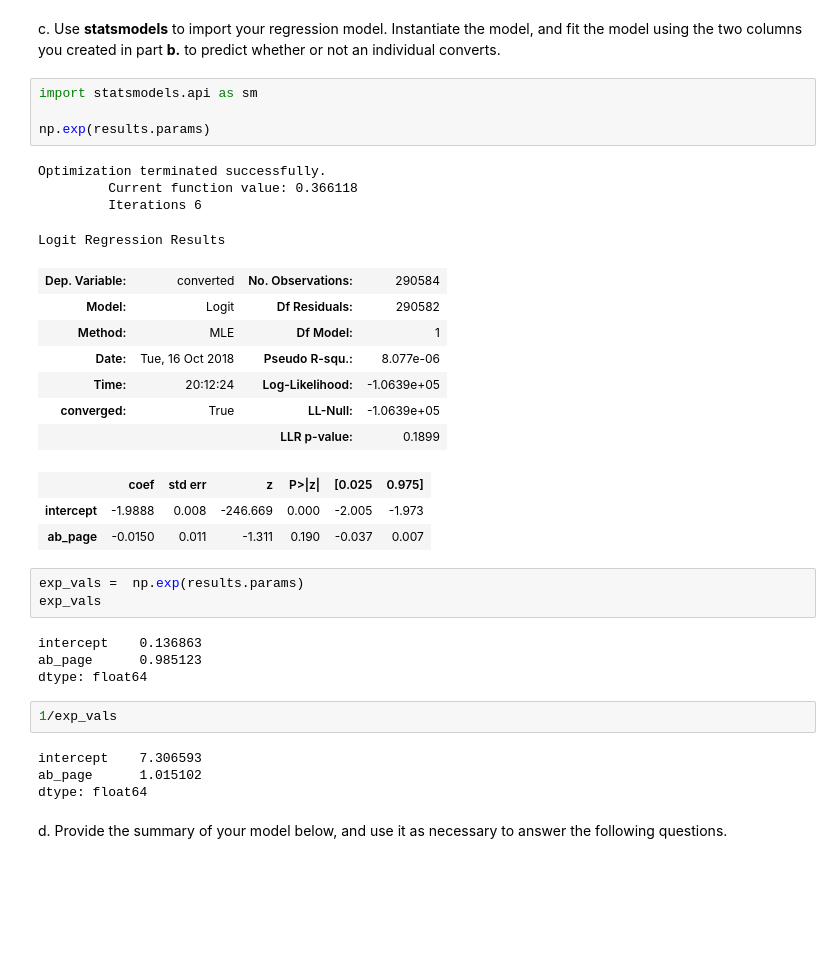
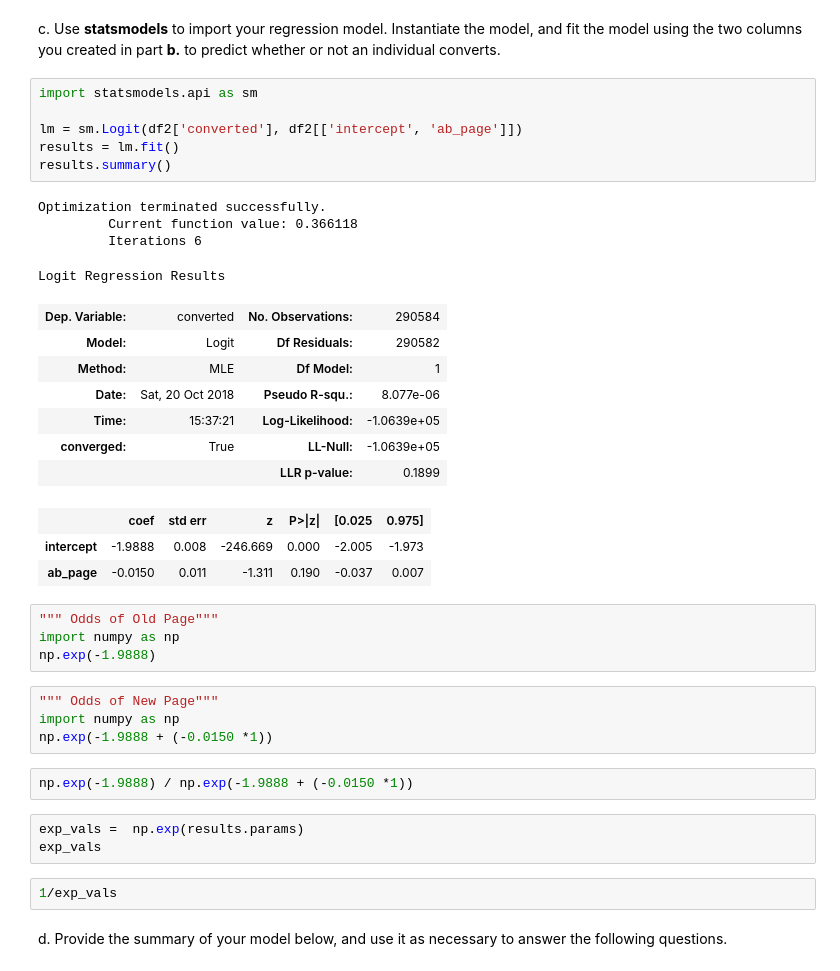
Before and after one commit to KMPrep/data_analyst_nano, a Jupyter notebook: playground/3/AnalyzeABTestResults 2/Analyze_ab_test_results_notebook.ipynb, the cells around one changed output. Drawn from its saved outputs; the diff is of its cells as text; blank space fills up the shorter version.

```diff
--- a/playground/3/AnalyzeABTestResults 2/Analyze_ab_test_results_notebook.ipynb
+++ b/playground/3/AnalyzeABTestResults 2/Analyze_ab_test_results_notebook.ipynb
@@ -384,37 +398,41 @@ df2.head()
 # %% [markdown]
 c. Use **statsmodels** to import your regression model.  Instantiate the model, and fit the model using the two columns you created in part **b.** to predict whether or not an individual converts.
-# %%
-import statsmodels.api as sm
-
-np.exp(results.params)
-# %% [output]
-Optimization terminated successfully.
-         Current function value: 0.366118
-         Iterations 6
-Logit Regression Results
-| Dep. Variable: | converted | No. Observations: | 290584 |
-| Model: | Logit | Df Residuals: | 290582 |
-| Method: | MLE | Df Model: | 1 |
-| Date: | Tue, 16 Oct 2018 | Pseudo R-squ.: | 8.077e-06 |
-| Time: | 20:12:24 | Log-Likelihood: | -1.0639e+05 |
-| converged: | True | LL-Null: | -1.0639e+05 |
-|  |  | LLR p-value: | 0.1899 |
-|  | coef | std err | z | P>|z| | [0.025 | 0.975] |
-| intercept | -1.9888 | 0.008 | -246.669 | 0.000 | -2.005 | -1.973 |
-| ab_page | -0.0150 | 0.011 | -1.311 | 0.190 | -0.037 | 0.007 |
+# %%
+import statsmodels.api as sm
+
+lm = sm.Logit(df2['converted'], df2[['intercept', 'ab_page']])
+results = lm.fit()
+results.summary()
+# %% [output]
+Optimization terminated successfully.
+         Current function value: 0.366118
+         Iterations 6
+Logit Regression Results
+| Dep. Variable: | converted | No. Observations: | 290584 |
+| Model: | Logit | Df Residuals: | 290582 |
+| Method: | MLE | Df Model: | 1 |
+| Date: | Sat, 20 Oct 2018 | Pseudo R-squ.: | 8.077e-06 |
+| Time: | 15:37:21 | Log-Likelihood: | -1.0639e+05 |
+| converged: | True | LL-Null: | -1.0639e+05 |
+|  |  | LLR p-value: | 0.1899 |
+|  | coef | std err | z | P>|z| | [0.025 | 0.975] |
+| intercept | -1.9888 | 0.008 | -246.669 | 0.000 | -2.005 | -1.973 |
+| ab_page | -0.0150 | 0.011 | -1.311 | 0.190 | -0.037 | 0.007 |
+# %%
+""" Odds of Old Page"""
+import numpy as np
+np.exp(-1.9888)
+# %%
+""" Odds of New Page"""
+import numpy as np
+np.exp(-1.9888 + (-0.0150 *1))
+# %%
+np.exp(-1.9888) / np.exp(-1.9888 + (-0.0150 *1))
 # %%
 exp_vals =  np.exp(results.params)
 exp_vals
-# %% [output]
-intercept    0.136863
-ab_page      0.985123
-dtype: float64
 # %%
 1/exp_vals
-# %% [output]
-intercept    7.306593
-ab_page      1.015102
-dtype: float64
 # %% [markdown]
 d. Provide the summary of your model below, and use it as necessary to answer the following questions.
 # %%
```
Also changed, not shown: parts of 20 cells of this notebook, 1 other file.
